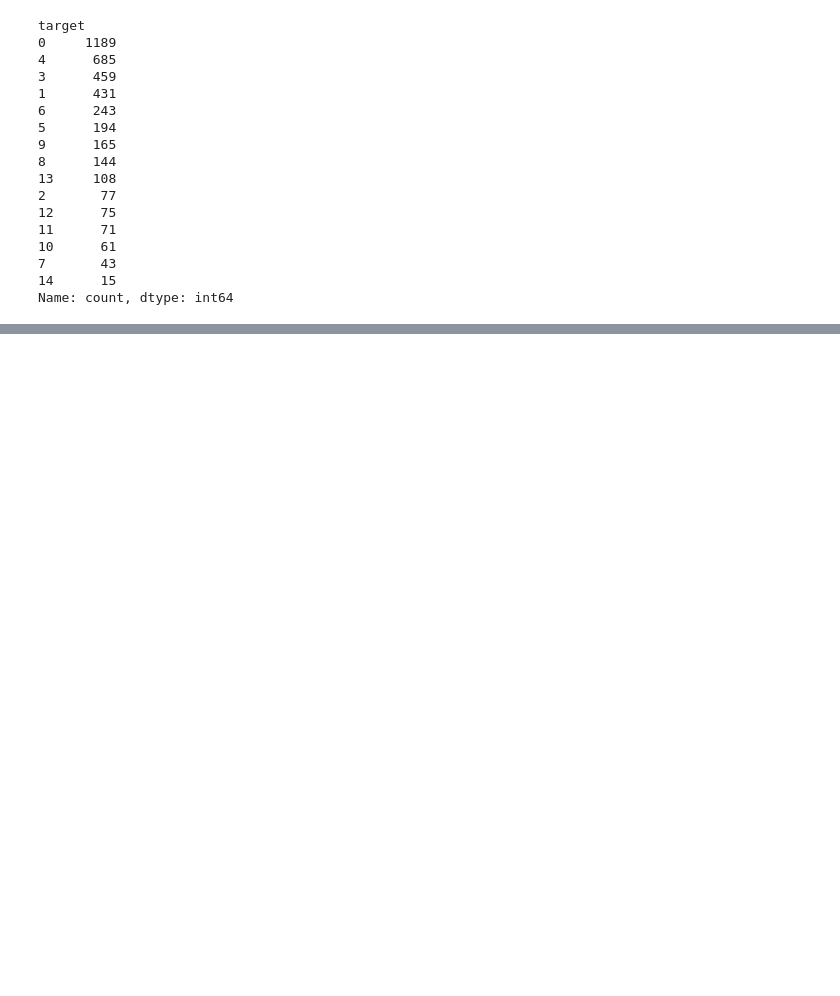
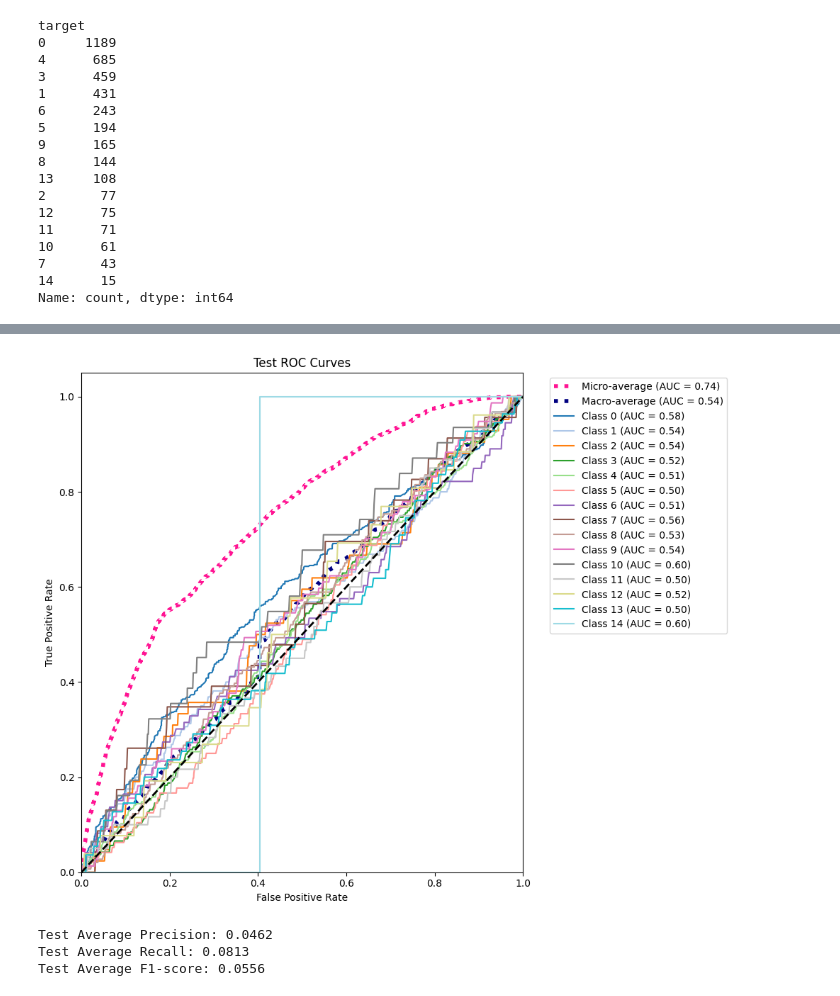
Before and after one commit to Caaac/x-ray-pytorch, a Jupyter notebook: model_vgg16.ipynb, the cells around one changed output, grey strips where cells are left out. Saved outputs shown, nothing was run; the diff lists cells and outputs as text; code cells hidden in the pictures; blank space fills up the shorter version.

Commit message:
add roc + scores

```diff
--- a/model_vgg16.ipynb
+++ b/model_vgg16.ipynb
@@ -373,0 +395,54 @@ optimizer.load_state_dict(model_data['opt'])
+# %%
+def evaluate(model, dataloader, device):
+    model.eval()
+    all_labels = []
+    all_preds = []
+    all_probs = []
+
+    with torch.no_grad():
+        for x_test, y_test in tqdm(dataloader, desc="Evaluating"):
+            x_test = x_test.to(device)
+            y_test = y_test.to(device)
+
+            logist = model(x_test)
+            probs = torch.softmax(logist, dim=1)
+            _, y_pred = torch.max(probs, 1)
+
+            all_labels.append(torch.argmax(y_test, dim=1))
+            all_preds.append(y_pred.cpu())
+            all_probs.append(probs.cpu())
+
+    return (
+        torch.cat(all_labels),
+        torch.cat(all_preds),
+        torch.cat(all_probs)
+    )
+# %%
+# model_data = torch.load(os.path.join(PROJECT_DIR_PATH, 'models', 'vgg16', modal_start_time, 'epoch_1.tar'), weights_only=True, map_location=device)
+# model.load_state_dict(model_data['model'])
+
+d_test = XRayDataset(DATASET_DIR_PATH, 'test', transform=transform)
+test_data = data.DataLoader(d_test, batch_size=20, shuffle=False)
+
+labels, preds, probs = evaluate(model, test_data, device)
+# %%
+labels = labels.cpu()
+preds = preds.cpu()
+probs = probs.cpu()
+
+roc_auc = plot_multiclass_roc(labels, probs, n_classes=15, title='Test ROC Curves')
+# %% [output]
+[figure, added]
+# %%
+report = classification_report(
+    labels.numpy(),
+    preds.numpy(),
+    output_dict=True
+)
+print(f"\nTest Average Precision: {report['macro avg']['precision']:.4f}")
+print(f"Test Average Recall: {report['macro avg']['recall']:.4f}")
+print(f"Test Average F1-score: {report['macro avg']['f1-score']:.4f}")
+# %% [output]
+Test Average Precision: 0.0462
+Test Average Recall: 0.0813
+Test Average F1-score: 0.0556
```
Also changed, not shown: parts of 12 cells of this notebook, 6 other files.
